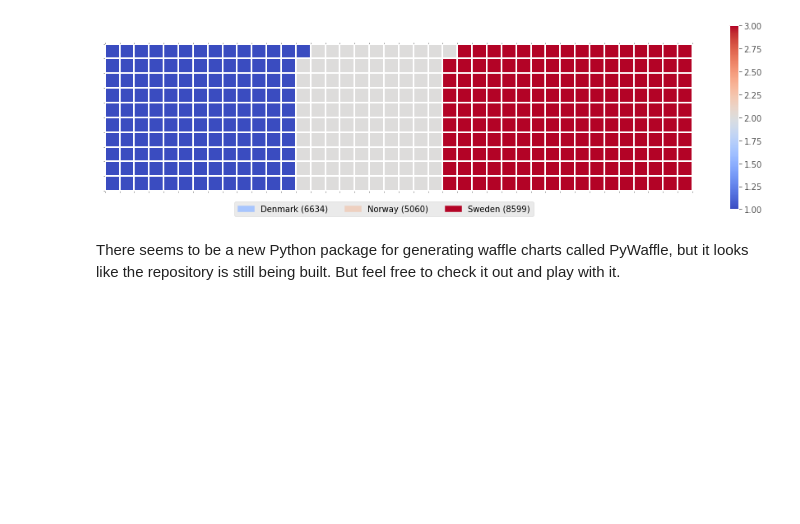
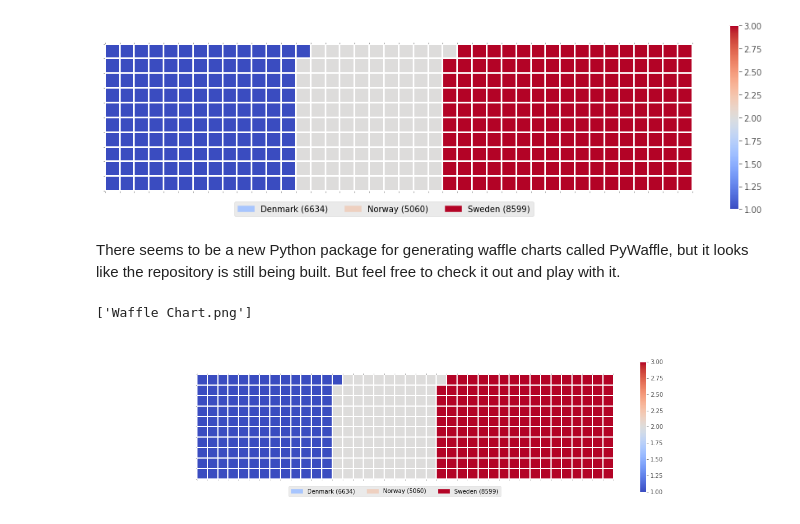
Before and after one commit to Gus-Viola/IBM-DV0101EN, a Jupyter notebook: 03 Module 3.ipynb, the cells around one changed output. Drawn from its saved outputs; the diff is of its cells as text; code cells hidden in the pictures; blank space fills up the shorter version.

```diff
--- a/03 Module 3.ipynb
+++ b/03 Module 3.ipynb
@@ -378,3 +379,13 @@ Sweden: 169
 [figure]
 # %% [markdown]
 There seems to be a new Python package for generating waffle charts called PyWaffle, but it looks like the repository is still being built. But feel free to check it out and play with it.
+# %%
+os.listdir(ExportPath)
+# %% [output]
+['Waffle Chart.png']
+# %%
+from IPython.display import Image as IPythonImage
+
+IPythonImage(ExportPath+'Waffle Chart.png')
+# %% [output]
+[figure, added]
```
Also changed, not shown: parts of 30 cells of this notebook, 16 other files.
